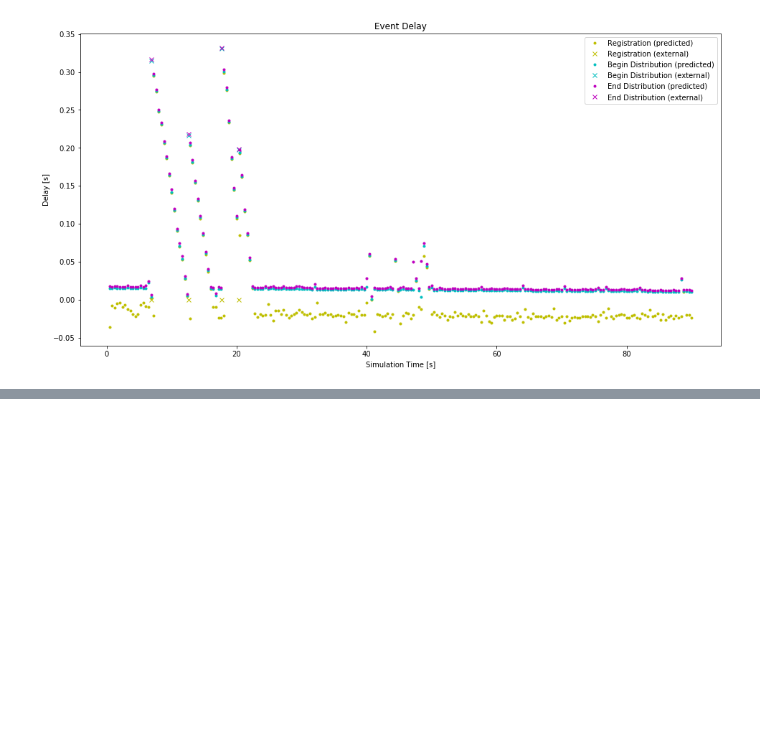
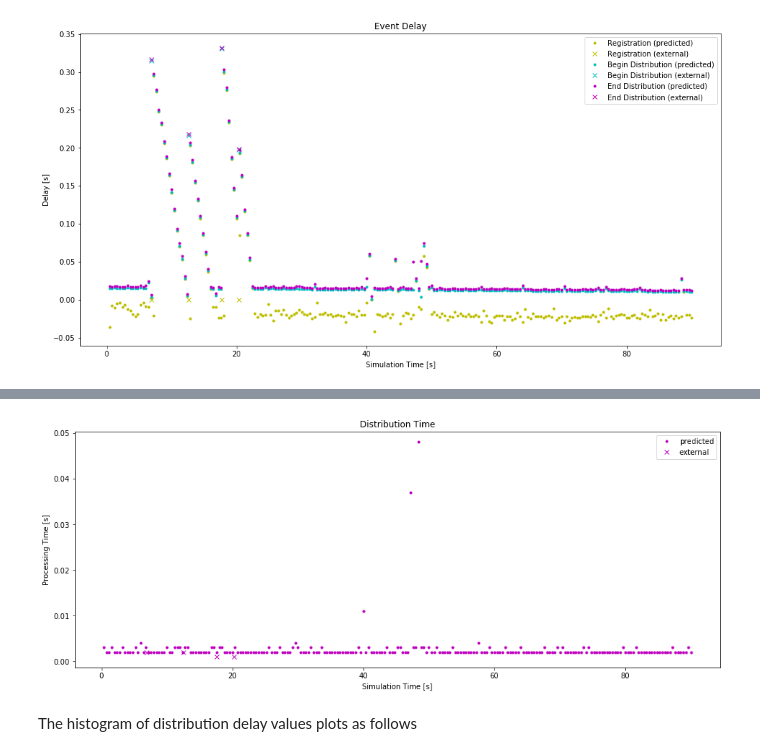
Before and after one commit to AIT-IES/FMITerminalBlock, a Jupyter notebook: scripts/delay-structure-evaluation.ipynb, the cells around one changed output, grey strips where cells are left out. Cells and saved outputs as stored; diff of their text form; code cells hidden in the pictures; blank space fills up the shorter version.

Commit message:
ADD: Distribution delay axis

```diff
--- a/scripts/delay-structure-evaluation.ipynb
+++ b/scripts/delay-structure-evaluation.ipynb
@@ -41,0 +45,19 @@ plt.show()
+# %%
+dist_axis_pred = ds.get_distribution_delay_axis(tds.DataSet.filter_include_predicted)
+dist_axis_ext = ds.get_distribution_delay_axis(tds.DataSet.filter_include_external)
+# %%
+plt.figure(figsize=(16,6), dpi=72)
+
+# Plot the sime series data of all cleaned axis
+plt.plot(dist_axis_pred.get_simulation_time_data(), dist_axis_pred.get_delay(), 'm.', label="predicted")
+plt.plot(dist_axis_ext.get_simulation_time_data(), dist_axis_ext.get_delay(), 'mx', label="external")
+
+plt.ylabel("Processing Time [s]")
+plt.xlabel("Simulation Time [s]")
+plt.title("Distribution Time")
+plt.legend()
+plt.show()
+# %% [output]
+[figure, added]
+# %% [markdown]
+The histogram of distribution delay values plots as follows
```
Also changed, not shown: parts of 1 cell of this notebook, 3 other files.
